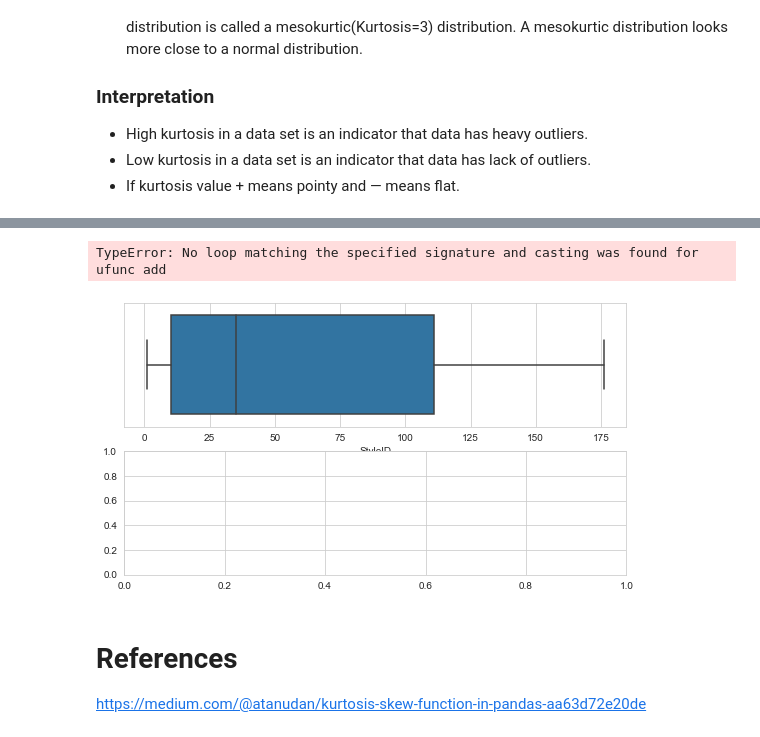
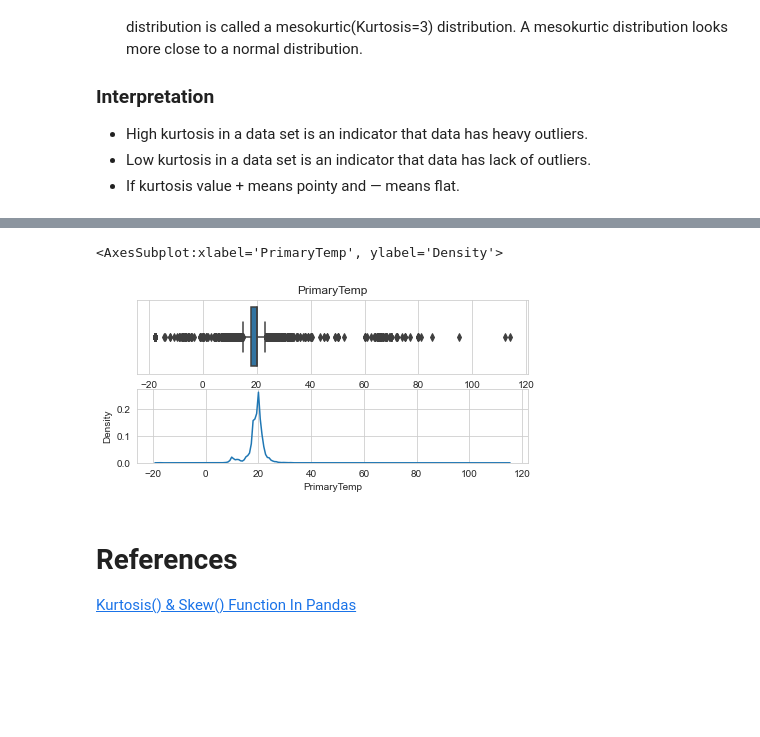
Before and after one commit to luismanriqueruiz/machine_learning, a Jupyter notebook: missing_data/missingData.ipynb, the cells around one changed output, grey strips where cells are left out. Cells and saved outputs as stored; diff of their text form; code cells hidden in the pictures; blank space fills up the shorter version.

Commit message:
Updating function
Updating functions related to skewness and kurtosis

```diff
--- a/missing_data/missingData.ipynb
+++ b/missing_data/missingData.ipynb
@@ -147,15 +183,15 @@ dtype: float64
 # %%
-plt.figure(figsize = (9, 5))
-
+var =  'PrimaryTemp'
+plt.figure(figsize = (7, 3))
 plt.subplot(211)
-sns.boxplot(dataNum['StyleID'])
+sns.boxplot(dataNum[var]).set_title(var)
 
 plt.subplot(212)
-sns.kdeplot(dataNum['StyleID'])
+sns.kdeplot(dataNum[var])
 # %% [output]
-TypeError: No loop matching the specified signature and casting was found for ufunc add
+<AxesSubplot:xlabel='PrimaryTemp', ylabel='Density'>
-[figure, old version]
+[figure, new version]
 # %% [markdown]
 # References
 
-https://medium.com/@atanudan/kurtosis-skew-function-in-pandas-aa63d72e20de
+[Kurtosis() & Skew() Function In Pandas](https://medium.com/@atanudan/kurtosis-skew-function-in-pandas-aa63d72e20de)
```
Also changed, not shown: parts of 11 cells of this notebook.
